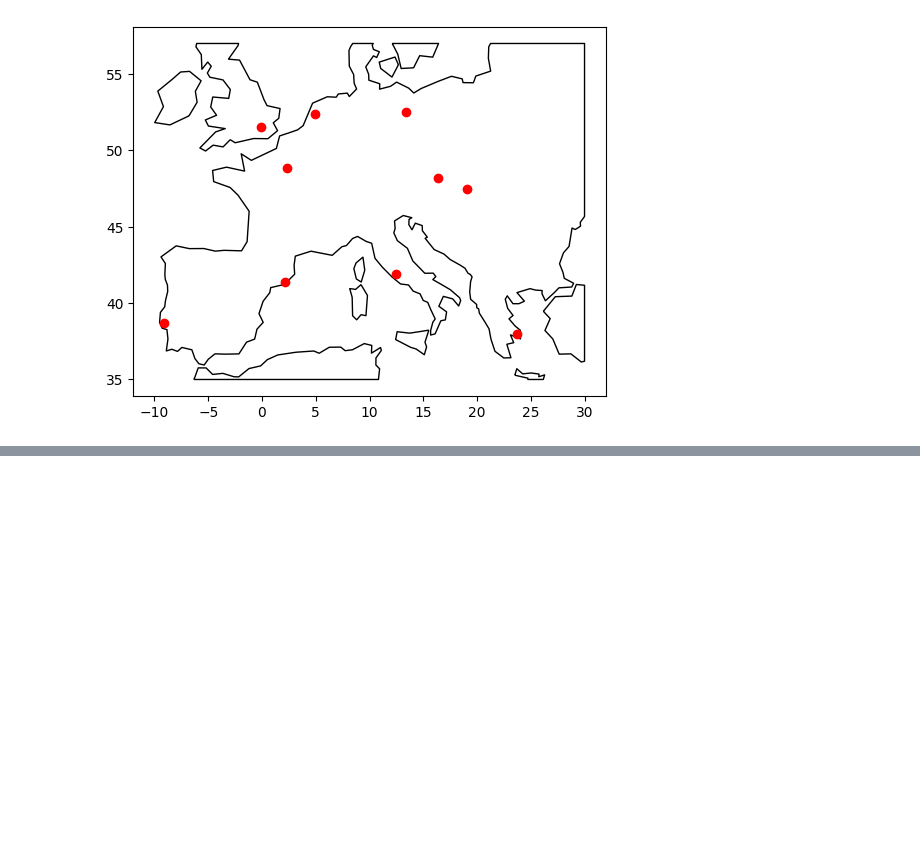
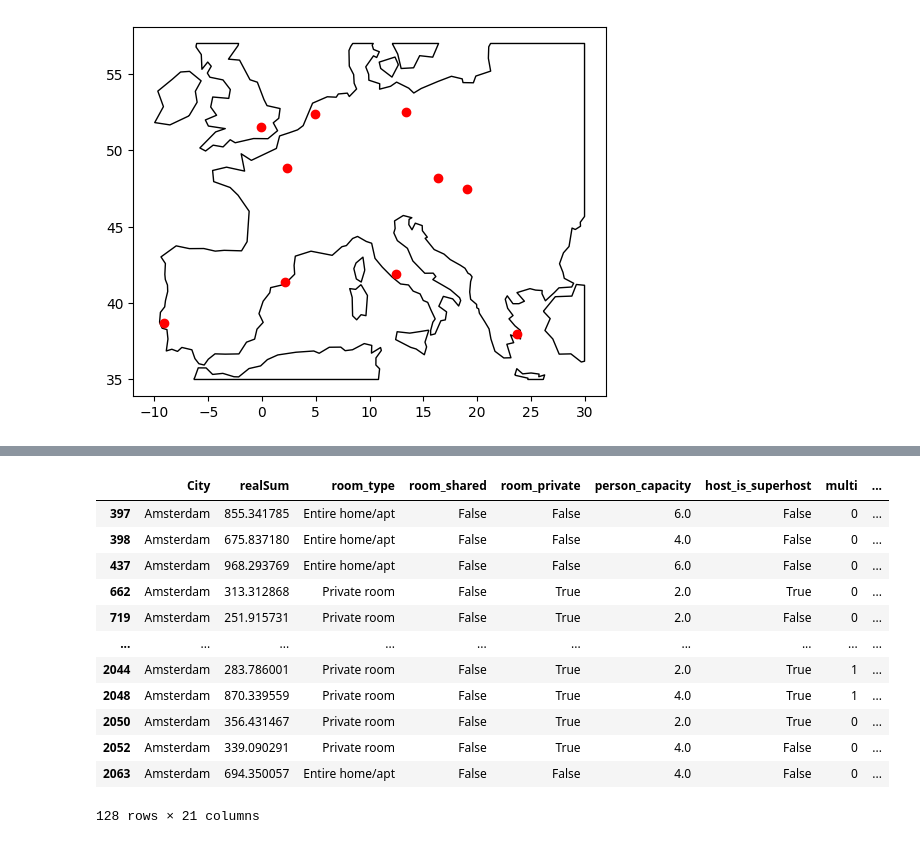
Before and after one commit to NikitaVarlamov/HoReCa_EDA, a Jupyter notebook: notebook.ipynb, the cells around one changed output, grey strips where cells are left out. Cells and saved outputs as stored; diff of their text form; code cells hidden in the pictures; blank space fills up the shorter version.

```diff
--- a/notebook.ipynb
+++ b/notebook.ipynb
@@ -68,0 +137,29 @@ m1
+# %%
+# Проверка на дубликаты
+# 128 предложений совпадают. Большая часть дублируется выходные/будни. Однако есть предложения, находящиеся по одному адресу.
+# Можно видеть по позиции 397 398, 437. Широта/долгота совпадают. Количество спален - нет.
+
+duplicateRows1 = df[df.duplicated([
+    'lng',
+    #'lat'
+])]
+duplicateRows2 = duplicateRows1[duplicateRows1.duplicated([
+    #'lng',
+    'lat'
+])]
+
+duplicateRows2
+# %% [output]
+|  | City | realSum | room_type | room_shared | room_private | person_capacity | host_is_superhost | multi | ... |
+| 397 | Amsterdam | 855.341785 | Entire home/apt | False | False | 6.0 | False | 0 | ... |
+| 398 | Amsterdam | 675.837180 | Entire home/apt | False | False | 4.0 | False | 0 | ... |
+| 437 | Amsterdam | 968.293769 | Entire home/apt | False | False | 6.0 | False | 0 | ... |
+| 662 | Amsterdam | 313.312868 | Private room | False | True | 2.0 | True | 0 | ... |
+| 719 | Amsterdam | 251.915731 | Private room | False | True | 2.0 | False | 0 | ... |
+| ... | ... | ... | ... | ... | ... | ... | ... | ... | ... |
+| 2044 | Amsterdam | 283.786001 | Private room | False | True | 2.0 | True | 1 | ... |
+| 2048 | Amsterdam | 870.339559 | Private room | False | True | 4.0 | True | 1 | ... |
+| 2050 | Amsterdam | 356.431467 | Private room | False | True | 2.0 | True | 0 | ... |
+| 2052 | Amsterdam | 339.090291 | Private room | False | True | 4.0 | False | 0 | ... |
+| 2063 | Amsterdam | 694.350057 | Entire home/apt | False | False | 4.0 | False | 0 | ... |
+128 rows × 21 columns
```
Also changed, not shown: parts of 12 cells of this notebook.
